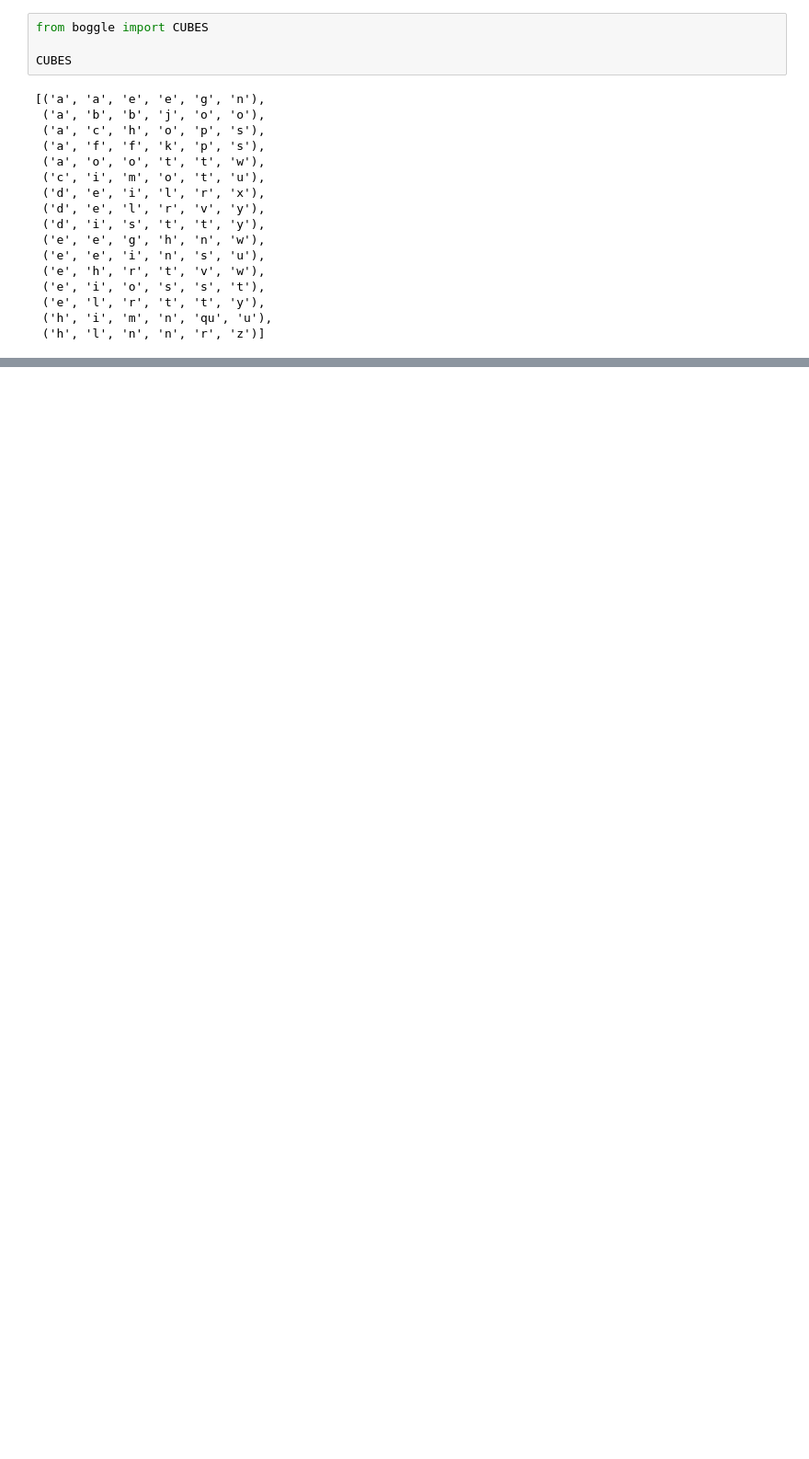
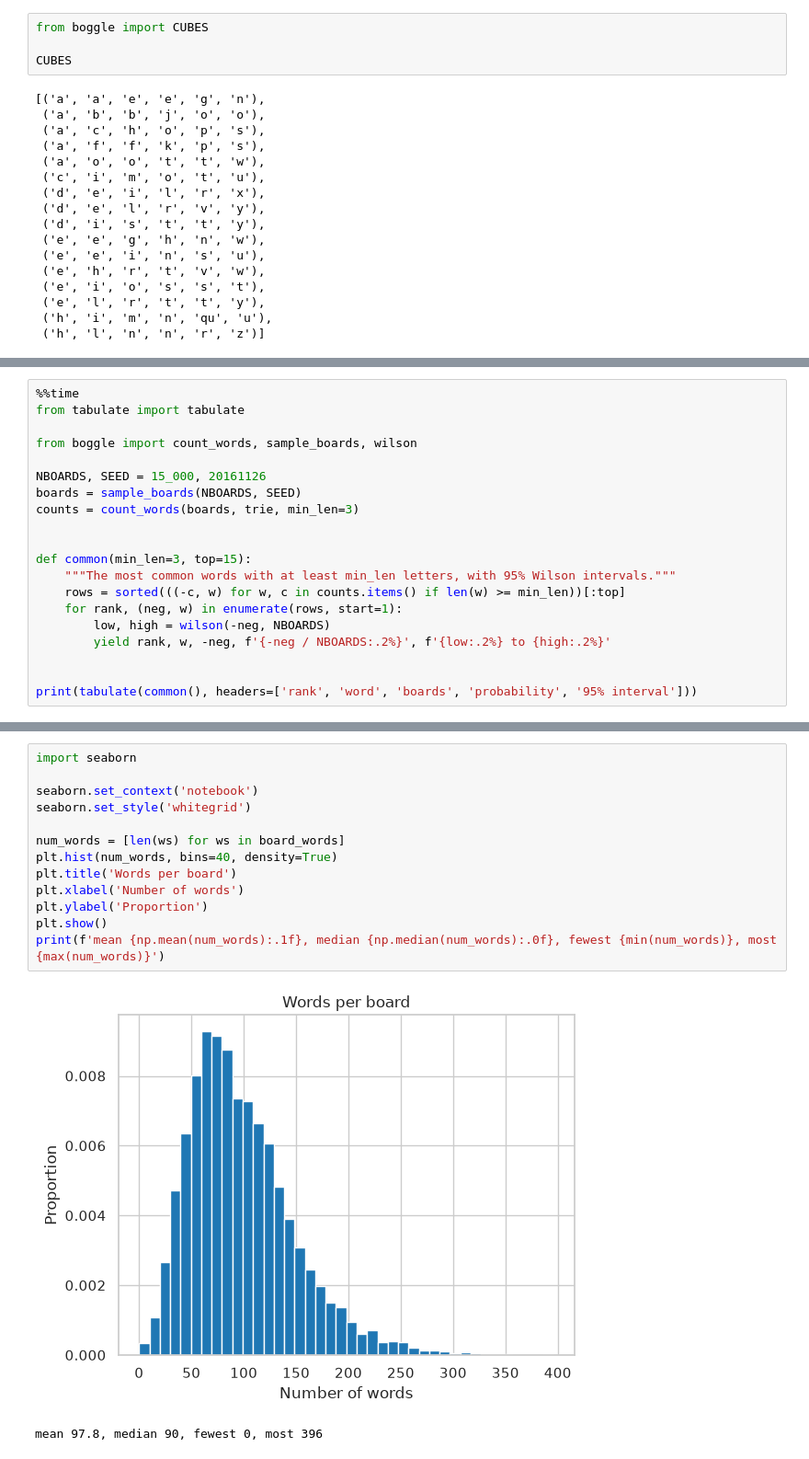
Before and after one commit to arclabs561/games, a Jupyter notebook: boggle/boggle.ipynb, the cells around one changed output, grey strips where cells are left out. Shown at 92% size. Saved outputs shown, nothing was run; the diff lists cells and outputs as text; blank space fills up the shorter version.

```diff
--- a/boggle/boggle.ipynb
+++ b/boggle/boggle.ipynb
@@ -353,0 +163,20 @@ big_cubes = [
+# %%
+%%time
+from tabulate import tabulate
+
+from boggle import count_words, sample_boards, wilson
+
+NBOARDS, SEED = 15_000, 20161126
+boards = sample_boards(NBOARDS, SEED)
+counts = count_words(boards, trie, min_len=3)
+
+
+def common(min_len=3, top=15):
+    """The most common words with at least min_len letters, with 95% Wilson intervals."""
+    rows = sorted(((-c, w) for w, c in counts.items() if len(w) >= min_len))[:top]
+    for rank, (neg, w) in enumerate(rows, start=1):
+        low, high = wilson(-neg, NBOARDS)
+        yield rank, w, -neg, f'{-neg / NBOARDS:.2%}', f'{low:.2%} to {high:.2%}'
+
+
+print(tabulate(common(), headers=['rank', 'word', 'boards', 'probability', '95% interval']))
@@ -353,0 +340,16 @@ big_cubes = [
+# %%
+import seaborn
+
+seaborn.set_context('notebook')
+seaborn.set_style('whitegrid')
+
+num_words = [len(ws) for ws in board_words]
+plt.hist(num_words, bins=40, density=True)
+plt.title('Words per board')
+plt.xlabel('Number of words')
+plt.ylabel('Proportion')
+plt.show()
+print(f'mean {np.mean(num_words):.1f}, median {np.median(num_words):.0f}, fewest {min(num_words)}, most {max(num_words)}')
+# %% [output]
+[figure, added]
+mean 97.8, median 90, fewest 0, most 396
```
Also changed, not shown: parts of 76 cells of this notebook, 7 other files.
